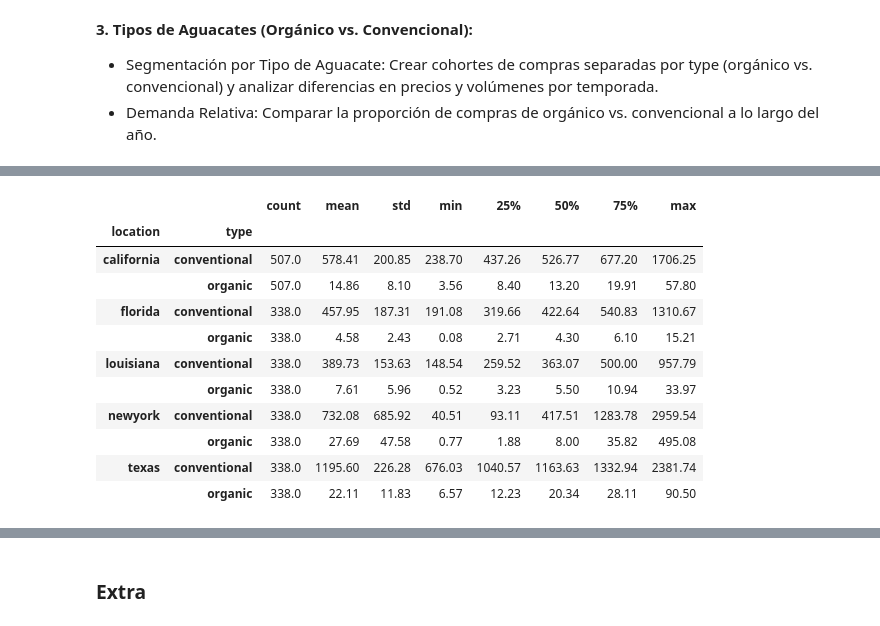
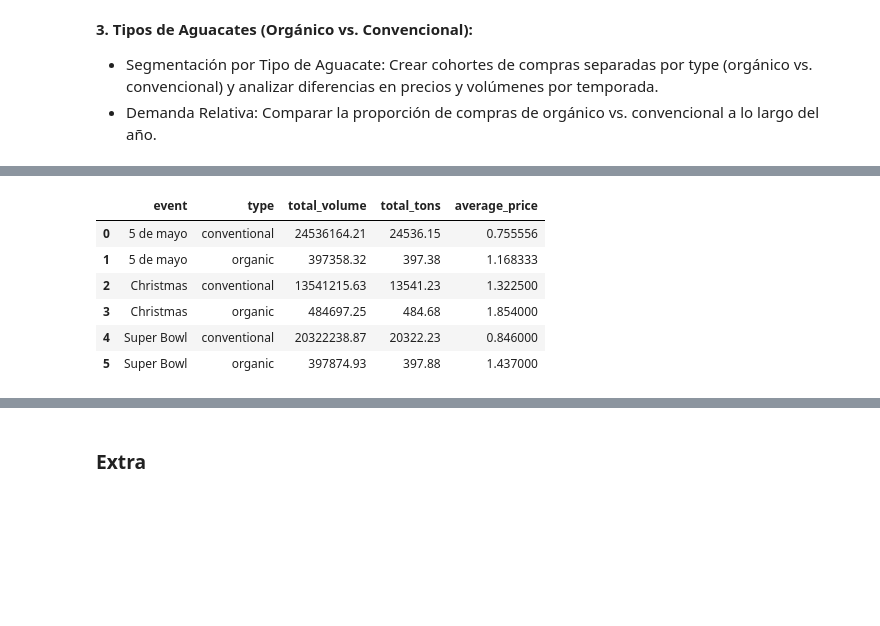
Before and after one commit to Julix4/AvoEconomics, a Jupyter notebook: cohortes-avanzados.ipynb, the cells around one changed output, grey strips where cells are left out. Drawn from its saved outputs; the diff is of its cells as text; code cells hidden in the pictures; blank space fills up the shorter version.

```diff
--- a/cohortes-avanzados.ipynb
+++ b/cohortes-avanzados.ipynb
@@ -547,19 +521,0 @@ price_range_by_location.round(2)
-# %%
-# Revisar la distribución de `cant_toneladas` por ubicación y tipo
-distribution_summary = df_avocado_hotels.groupby(['location', 'type'])['cant_toneladas'].describe()
-
-# Mostrar resumen de la distribución
-distribution_summary.round(2)
-# %% [output]
-|  |  | count | mean | std | min | 25% | 50% | 75% | max |
-| location | type |  |  |  |  |  |  |  |  |
-| california | conventional | 507.0 | 578.41 | 200.85 | 238.70 | 437.26 | 526.77 | 677.20 | 1706.25 |
-|  | organic | 507.0 | 14.86 | 8.10 | 3.56 | 8.40 | 13.20 | 19.91 | 57.80 |
-| florida | conventional | 338.0 | 457.95 | 187.31 | 191.08 | 319.66 | 422.64 | 540.83 | 1310.67 |
-|  | organic | 338.0 | 4.58 | 2.43 | 0.08 | 2.71 | 4.30 | 6.10 | 15.21 |
-| louisiana | conventional | 338.0 | 389.73 | 153.63 | 148.54 | 259.52 | 363.07 | 500.00 | 957.79 |
-|  | organic | 338.0 | 7.61 | 5.96 | 0.52 | 3.23 | 5.50 | 10.94 | 33.97 |
-| newyork | conventional | 338.0 | 732.08 | 685.92 | 40.51 | 93.11 | 417.51 | 1283.78 | 2959.54 |
-|  | organic | 338.0 | 27.69 | 47.58 | 0.77 | 1.88 | 8.00 | 35.82 | 495.08 |
-| texas | conventional | 338.0 | 1195.60 | 226.28 | 676.03 | 1040.57 | 1163.63 | 1332.94 | 2381.74 |
-|  | organic | 338.0 | 22.11 | 11.83 | 6.57 | 12.23 | 20.34 | 28.11 | 90.50 |
@@ -565,0 +540,10 @@ distribution_summary.round(2)
+# %%
+type_metrics
+# %% [output]
+|  | event | type | total_volume | total_tons | average_price |
+| 0 | 5 de mayo | conventional | 24536164.21 | 24536.15 | 0.755556 |
+| 1 | 5 de mayo | organic | 397358.32 | 397.38 | 1.168333 |
+| 2 | Christmas | conventional | 13541215.63 | 13541.23 | 1.322500 |
+| 3 | Christmas | organic | 484697.25 | 484.68 | 1.854000 |
+| 4 | Super Bowl | conventional | 20322238.87 | 20322.23 | 0.846000 |
+| 5 | Super Bowl | organic | 397874.93 | 397.88 | 1.437000 |
```
Also changed, not shown: parts of 5 cells of this notebook, 3 other files.
